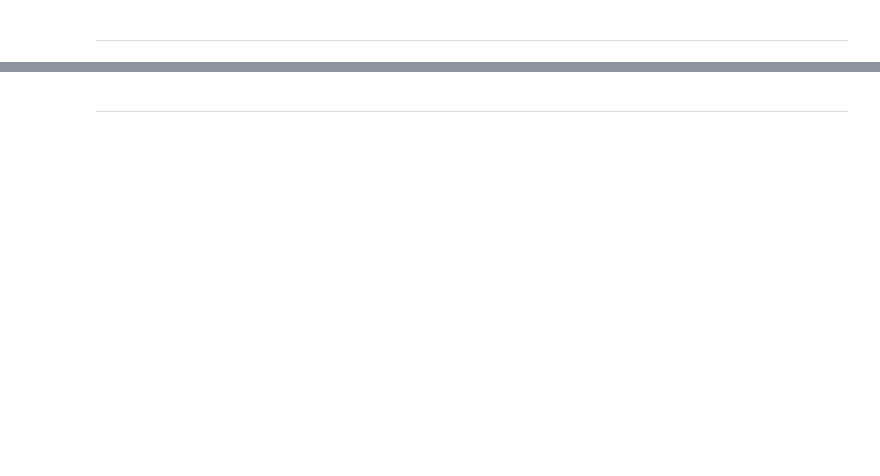
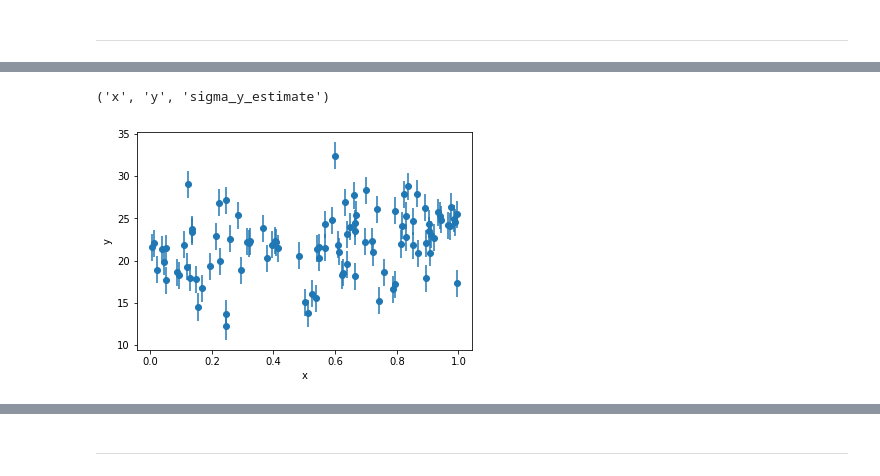
Before and after one commit to philrelton/Data-Analysis-2022, a Jupyter notebook: blended_exercises/Chapter9/Chapter9.ipynb, the cells around one changed output, grey strips where cells are left out. Saved outputs shown, nothing was run; the diff lists cells and outputs as text; code cells hidden in the pictures; blank space fills up the shorter version.

```diff
--- a/blended_exercises/Chapter9/Chapter9.ipynb
+++ b/blended_exercises/Chapter9/Chapter9.ipynb
@@ -91,0 +160,21 @@ The estimated pre-merger masses of the two components in the gravitational wave
+# %%
+import numpy as np
+data = np.genfromtxt('DataAnalysis_datafile_1.dat',names=True)
+
+# print out the columns to see what's in the file
+print(data.dtype.names)
+
+import numpy as np
+import pylab as plt
+
+%matplotlib inline
+
+data = np.genfromtxt('DataAnalysis_datafile_1.dat',names=True)
+
+plt.errorbar(data['x'],data['y'],yerr=data['sigma_y_estimate'],fmt='o')
+plt.xlabel('x')
+plt.ylabel('y')
+plt.show()
+# %% [output]
+('x', 'y', 'sigma_y_estimate')
+[figure, added]
```
Also changed, not shown: parts of 85 cells of this notebook, 26 other files.
